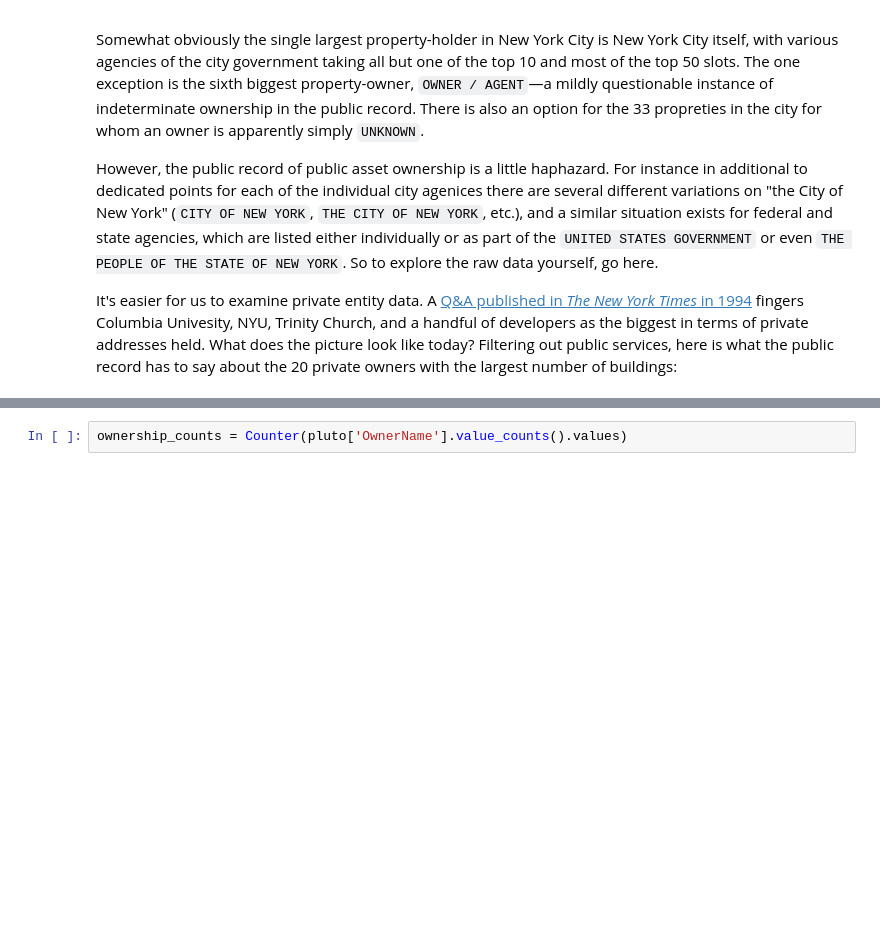
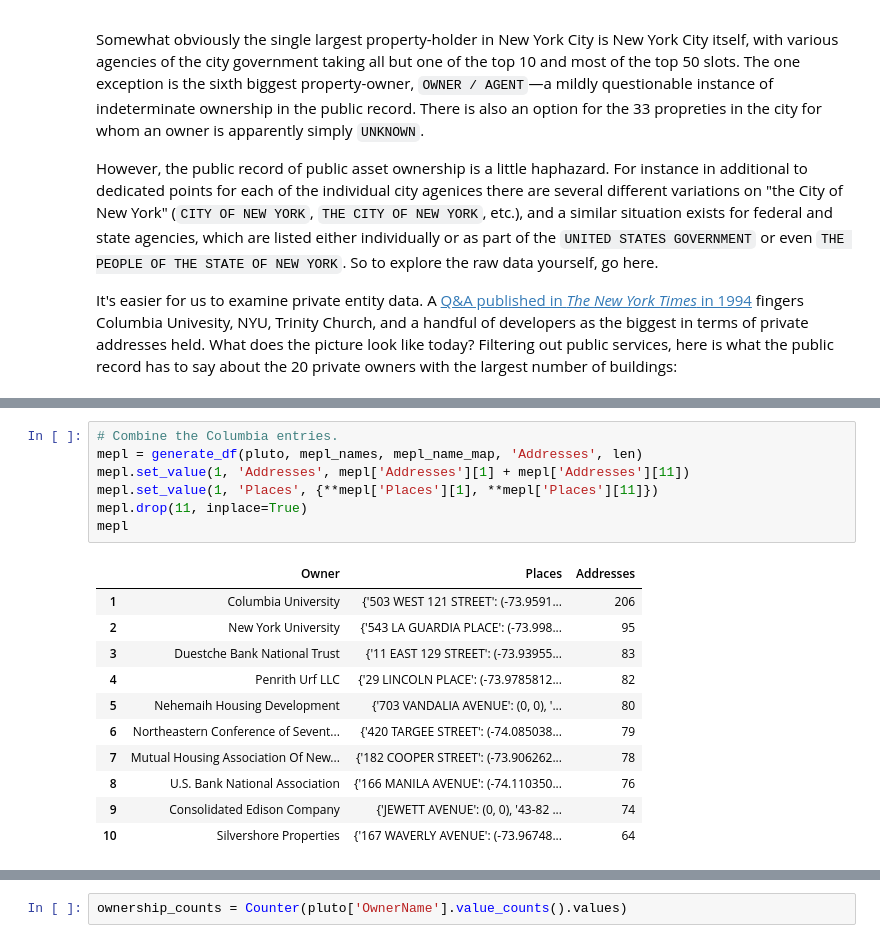
Before and after one commit to ResidentMario/nyc-buildings, a Jupyter notebook: ownership-data-visualization.ipynb, the cells around one changed output, grey strips where cells are left out. Cells and saved outputs as stored; diff of their text form; blank space fills up the shorter version.

```diff
--- a/ownership-data-visualization.ipynb
+++ b/ownership-data-visualization.ipynb
@@ -138 +126,20 @@ private_owners
+# %%
+# Combine the Columbia entries.
+mepl = generate_df(pluto, mepl_names, mepl_name_map, 'Addresses', len)
+mepl.set_value(1, 'Addresses', mepl['Addresses'][1] + mepl['Addresses'][11])
+mepl.set_value(1, 'Places', {**mepl['Places'][1], **mepl['Places'][11]})
+mepl.drop(11, inplace=True)
+mepl
+# %% [output]
+|  | Owner | Places | Addresses |
+| 1 | Columbia University | {'503 WEST 121 STREET': (-73.9591... | 206 |
+| 2 | New York University | {'543 LA GUARDIA PLACE': (-73.998... | 95 |
+| 3 | Duestche Bank National Trust | {'11 EAST 129 STREET': (-73.93955... | 83 |
+| 4 | Penrith Urf LLC | {'29 LINCOLN PLACE': (-73.9785812... | 82 |
+| 5 | Nehemaih Housing Development | {'703 VANDALIA AVENUE': (0, 0), '... | 80 |
+| 6 | Northeastern Conference of Sevent... | {'420 TARGEE STREET': (-74.085038... | 79 |
+| 7 | Mutual Housing Association Of New... | {'182 COOPER STREET': (-73.906262... | 78 |
+| 8 | U.S. Bank National Association | {'166 MANILA AVENUE': (-74.110350... | 76 |
+| 9 | Consolidated Edison Company | {'JEWETT AVENUE': (0, 0), '43-82 ... | 74 |
+| 10 | Silvershore Properties | {'167 WAVERLY AVENUE': (-73.96748... | 64 |
 # %%
```
Also changed, not shown: parts of 40 cells of this notebook, 46 other files.
